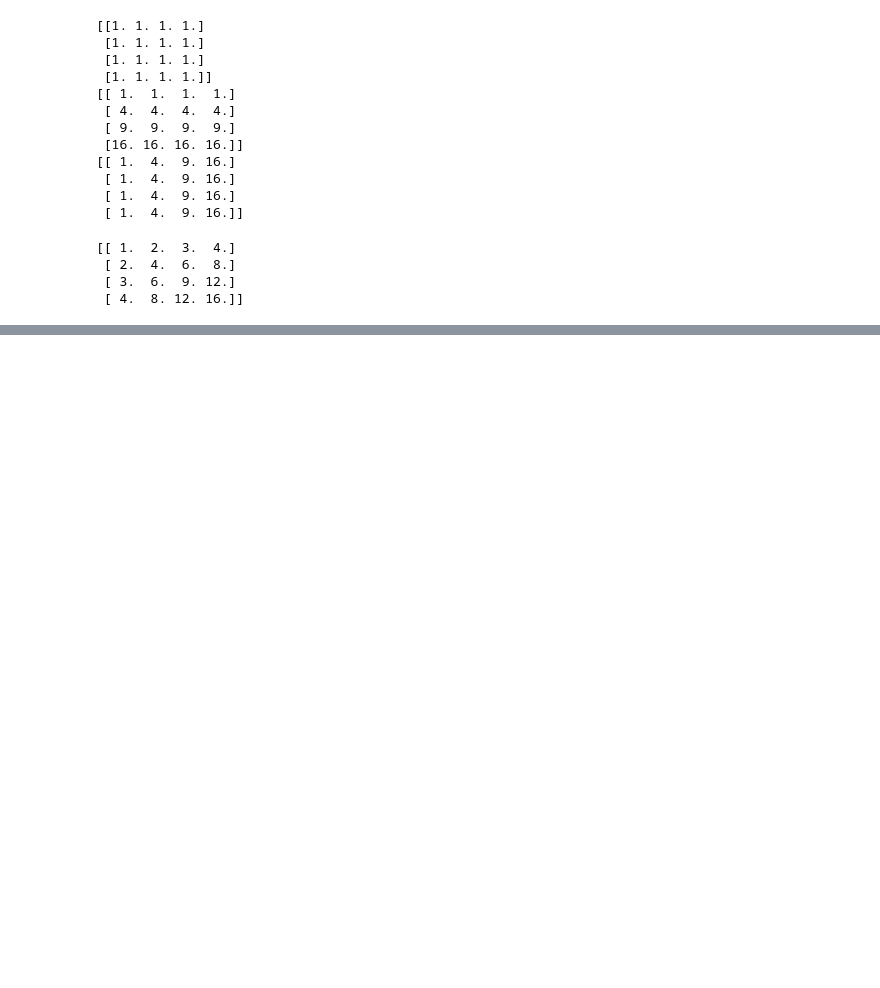
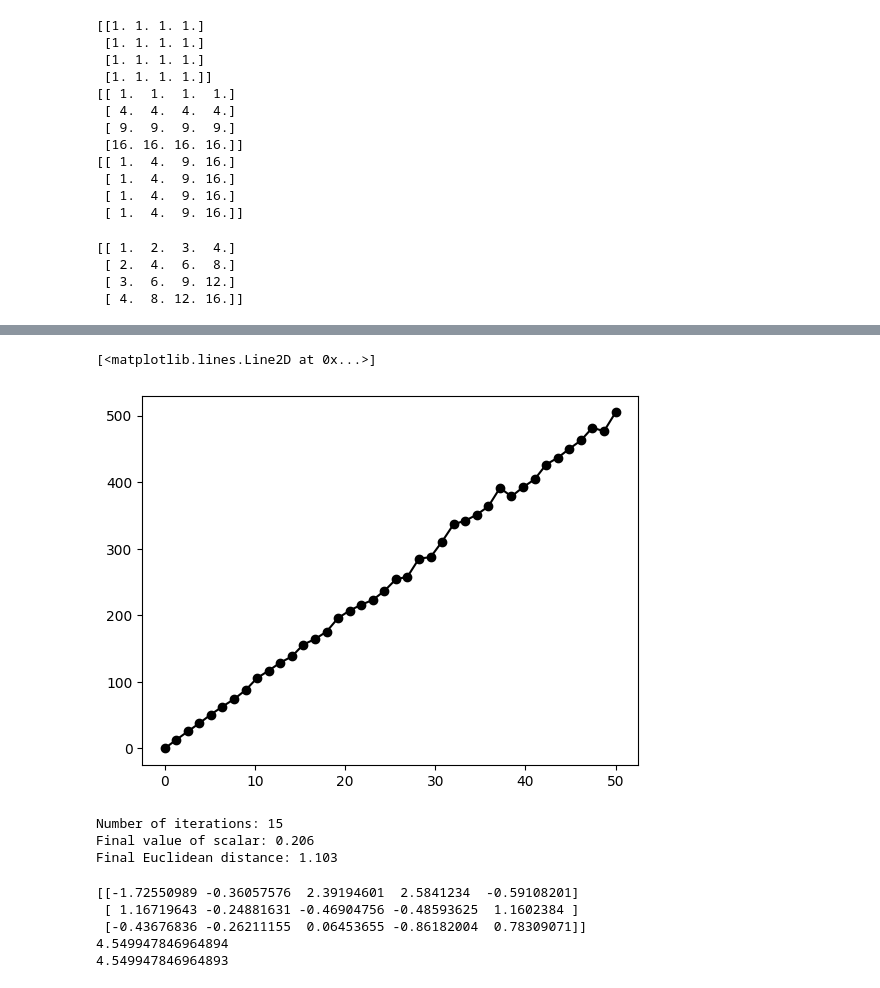
Before and after one commit to paulcarvalho/Linear-Algebra, a Jupyter notebook: matrices.ipynb, the cells around one changed output, grey strips where cells are left out. Drawn from its saved outputs; the diff is of its cells as text; code cells hidden in the pictures; blank space fills up the shorter version.

```diff
--- a/matrices.ipynb
+++ b/matrices.ipynb
@@ -219,0 +275,24 @@ print(D2@A1@D2)
+# %%
+# Exercise 6-1
+scalingVals = np.linspace(0,50,40) # range of scaling parameters (0 to 50 in 40 steps)
+#print(scalingVals)
+nExp = 10
+
+# Initialize output
+matrixNorms = np.zeros((len(scalingVals), nExp))
+#print(matrixNorms)
+
+# Run experiment
+for i in range(len(scalingVals)):
+    for exp in range(nExp):
+
+        # Random scaled matrix
+        R = np.random.randn(10,10) * scalingVals[i]
+
+        # Store norm
+        matrixNorms[i, exp] = np.linalg.norm(R, "fro")
+
+plt.plot(scalingVals, np.mean(matrixNorms, axis=1), 'ko-')
+# %% [output]
+[<matplotlib.lines.Line2D at 0x...>]
+[figure, added]
@@ -219,0 +305,33 @@ print(D2@A1@D2)
+# %%
+A = np.random.randn(5,5)
+B = np.random.randn(5,5)
+
+euc_distance(A, B)
+
+n_iter = 0
+s = 1
+while euc_distance(s*A, s*B) > 1:
+    s = s*0.9
+    n_iter += 1
+
+print(f'Number of iterations: {n_iter-1}')
+print(f'Final value of scalar: {s/.9:.3f}')
+print(f'Final Euclidean distance: {euc_distance(s/.9*A,s/.9*B):.3f}')
+# %% [output]
+Number of iterations: 15
+Final value of scalar: 0.206
+Final Euclidean distance: 1.103
+# %%
+# Exercise 6-3
+A = np.random.randn(3,5)
+print(A)
+
+print(np.sqrt(np.sum(A**2)))
+
+print(np.sqrt(np.sum(np.diag(A@A.T))))
+# %% [output]
+[[-1.72550989 -0.36057576  2.39194601  2.5841234  -0.59108201]
+ [ 1.16719643 -0.24881631 -0.46904756 -0.48593625  1.1602384 ]
+ [-0.43676836 -0.26211155  0.06453655 -0.86182004  0.78309071]]
+4.549947846964894
+4.549947846964893
```
Also changed, not shown: parts of 11 cells of this notebook.
